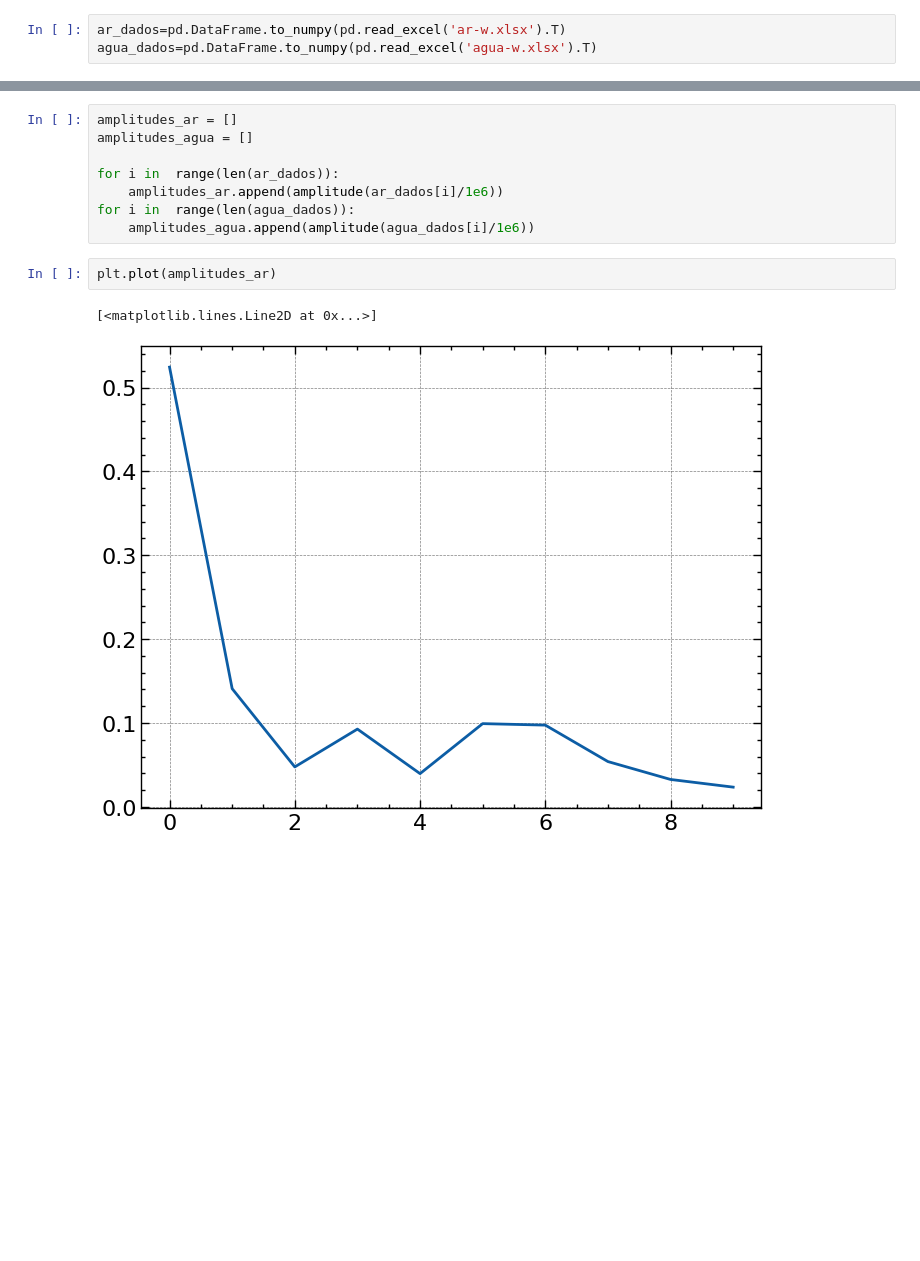
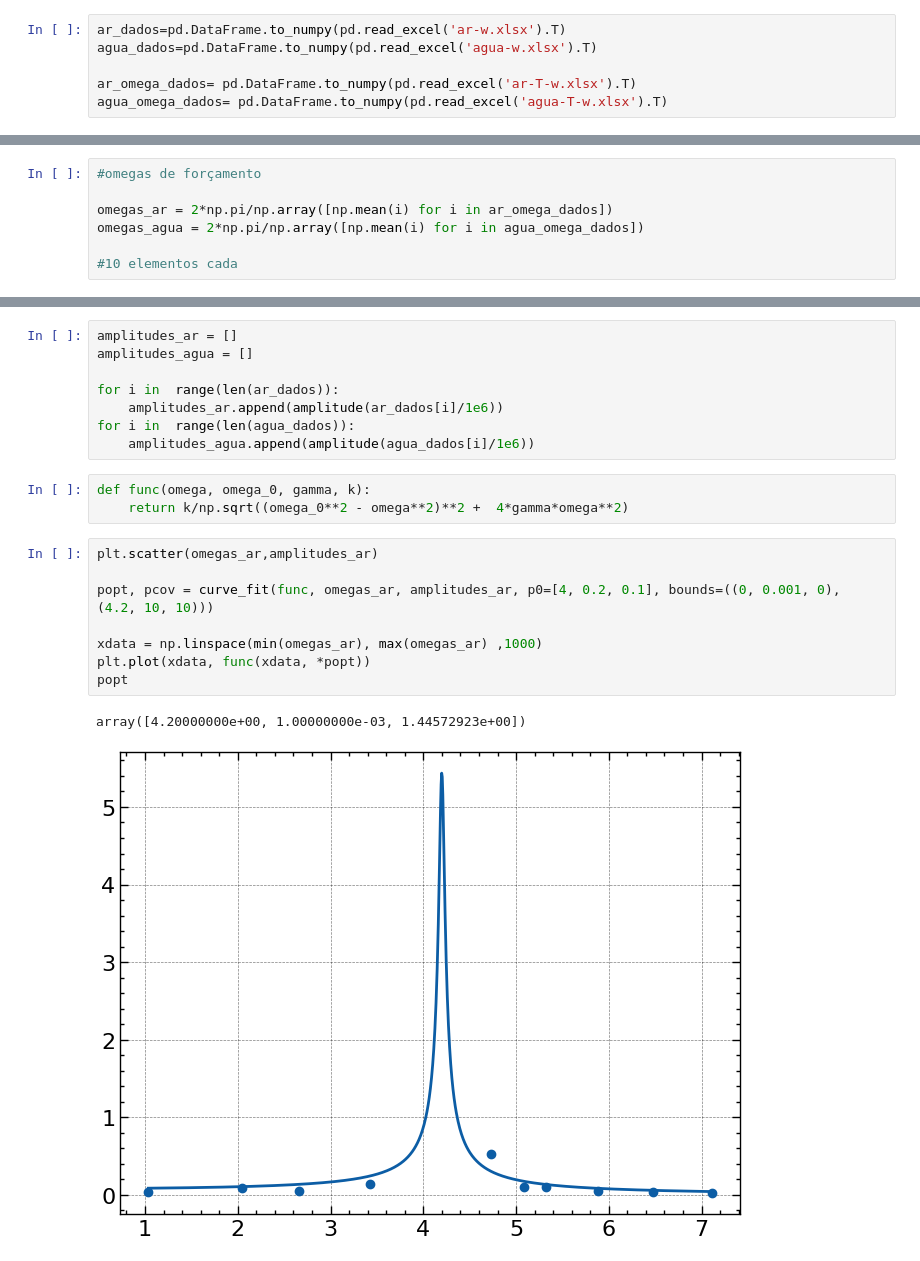
Before and after one commit to matncb/laboratorio-fisica2, a Jupyter notebook: pratica3/main-w.ipynb, the cells around one changed output, grey strips where cells are left out. Drawn from its saved outputs; the diff is of its cells as text; blank space fills up the shorter version.

```diff
--- a/pratica3/main-w.ipynb
+++ b/pratica3/main-w.ipynb
@@ -12,3 +12,6 @@ from sklearn.metrics import r2_score
 # %%
 ar_dados=pd.DataFrame.to_numpy(pd.read_excel('ar-w.xlsx').T)
 agua_dados=pd.DataFrame.to_numpy(pd.read_excel('agua-w.xlsx').T)
+
+ar_omega_dados= pd.DataFrame.to_numpy(pd.read_excel('ar-T-w.xlsx').T)
+agua_omega_dados= pd.DataFrame.to_numpy(pd.read_excel('agua-T-w.xlsx').T)
@@ -26,3 +18,10 @@ omegas_agua = []
+# %%
+#omegas de forçamento
+
+omegas_ar = 2*np.pi/np.array([np.mean(i) for i in ar_omega_dados])
+omegas_agua = 2*np.pi/np.array([np.mean(i) for i in agua_omega_dados])
+
+#10 elementos cada
 # %%
 def amplitude(y_data):
     y_max = max(y_data)
@@ -39,8 +38,17 @@ for i in  range(len(ar_dados)):
     amplitudes_ar.append(amplitude(ar_dados[i]/1e6))
 for i in  range(len(agua_dados)):
     amplitudes_agua.append(amplitude(agua_dados[i]/1e6))
-# %%
-plt.plot(amplitudes_ar)
-# %% [output]
-[<matplotlib.lines.Line2D at 0x...>]
-[figure, removed]
+# %%
+def func(omega, omega_0, gamma, k):
+    return k/np.sqrt((omega_0**2 - omega**2)**2 +  4*gamma*omega**2)
+# %%
+plt.scatter(omegas_ar,amplitudes_ar)
+
+popt, pcov = curve_fit(func, omegas_ar, amplitudes_ar, p0=[4, 0.2, 0.1], bounds=((0, 0.001, 0), (4.2, 10, 10)))
+
+xdata = np.linspace(min(omegas_ar), max(omegas_ar) ,1000)
+plt.plot(xdata, func(xdata, *popt))
+popt
+# %% [output]
+array([4.20000000e+00, 1.00000000e-03, 1.44572923e+00])
+[figure, added]
```
Also changed, not shown: parts of 3 cells of this notebook, 2 other files.
